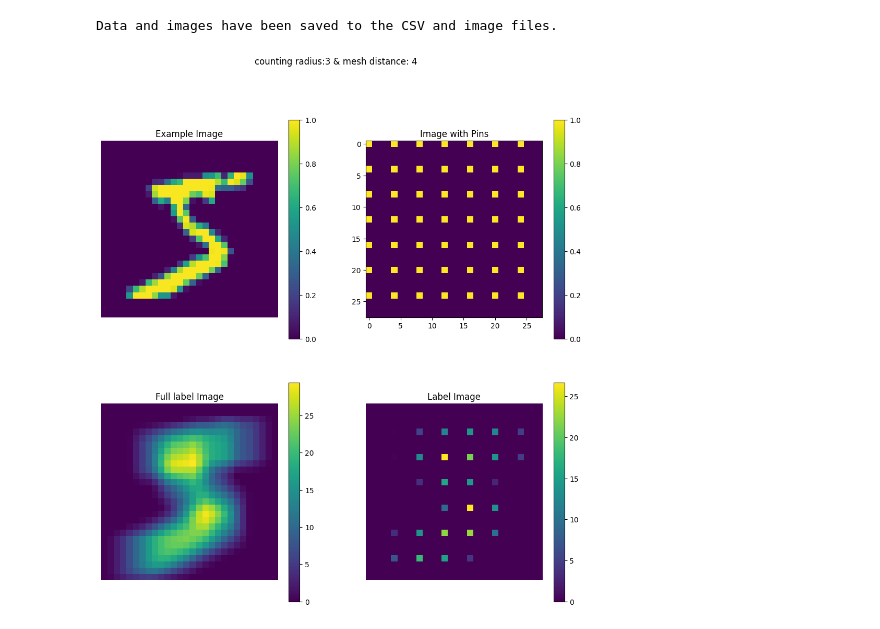
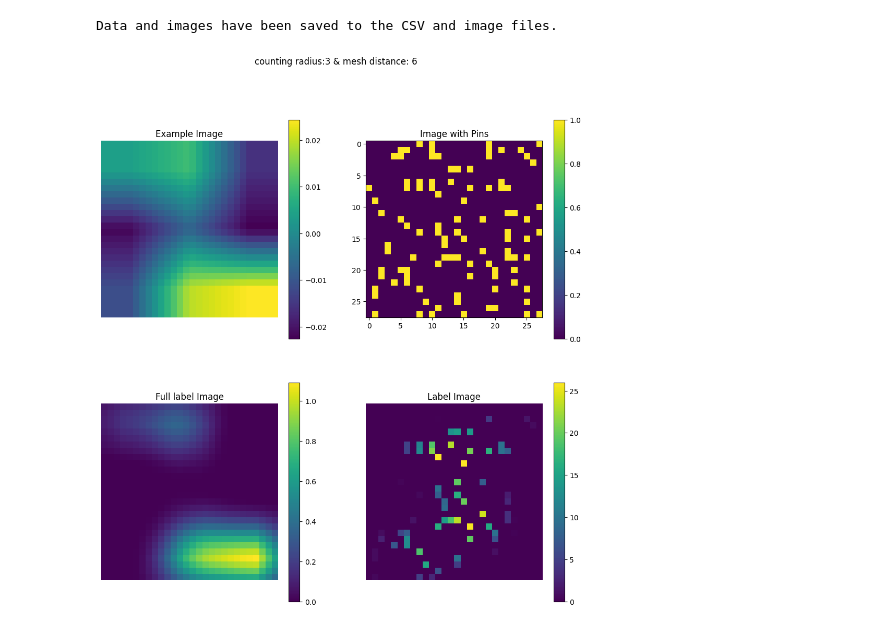
Before and after one commit to neu-spiral/Neural-Point-Processes, a Jupyter notebook: PinMNIST.ipynb, the cells around one changed output. Cells and saved outputs as stored; diff of their text form; code cells hidden in the pictures.

Commit message:
DDPM+NPP jupyternotebook

```diff
--- a/PinMNIST.ipynb
+++ b/PinMNIST.ipynb
@@ -8,5 +34,5 @@ import matplotlib.pyplot as plt
 # %%
-def PinMNIST(n, n_pin_max, r, fixed_pins=True, mesh=False, d=1):
+def PinMNIST(n, n_pin_max, r, fixed_pins=True, mesh=False, d=1, feature_extracted=False, store_path = f"./history/ddpm_MNIST.pt", n_steps=200):
     """
     Generate PinMNIST dataset by selecting n unique samples from the original MNIST and adding pins.
 
@@ -33,7 +59,7 @@ def PinMNIST(n, n_pin_max, r, fixed_pins=True, mesh=False, d=1):
     images = []
     pins = []
     labels = []
-
+    # !!!!!!!!!!!!!!!!!! MAKE IT BATCH!! FASTER!!
     for i in range(n):
         # Get the binary image from the shuffled MNIST dataset
         mnist_image = original_mnist.data[i] / 255.0  # Normalize to [0, 1]
@@ -51,6 +77,10 @@ def PinMNIST(n, n_pin_max, r, fixed_pins=True, mesh=False, d=1):
 
         # Count the adjacent ones for the pins using the count_pins function
         label = count_pins(mnist_image.numpy(), pin_locations, r)
+        if feature_extracted:
+
+            mnist_image = extract_with_ddpm(mnist_image, n_steps, store_path)
+            mnist_image = mnist_image.squeeze()
 
         images.append(mnist_image)
         pins.append(pin_locations)
@@ -59,12 +89,13 @@ def PinMNIST(n, n_pin_max, r, fixed_pins=True, mesh=False, d=1):
     return images, pins, labels
 # %%
 n=500
-n_pins = 20
+n_pins = 100
 fixed_pins = True
-mesh = True
-d = 4
+mesh = False
+feature_extracted = True
+d = 6
 r = 3
 seed = 4
 random.seed(seed)
 
-images, pins, labels = PinMNIST(n, n_pins, r, mesh=mesh, d=d)
+images, pins, labels = PinMNIST(n, n_pins, r, mesh=mesh, d=d, feature_extracted=feature_extracted)
@@ -85,39 +128,44 @@ def plot_all(image, r):
     count_image = plot_label_pin(image, pin_locations, label)
     return count_image
 # %%
-example_image, example_pin, example_label = images[0], pins[0], labels[0]
+
+if feature_extracted:
+    example_image = images[0][0].detach()
+else:
+    example_image = images[0].detach()
+example_pin, example_label = pins[0], labels[0]
+
 
 # Create a subplot with three columns
 fig, axes = plt.subplots(2, 2, figsize=(12,12))
-
 # Display the original binary image (example_image) in the first column
 axes[0,0].imshow(example_image)
 cbar1 = plt.colorbar(axes[0,0].images[0], ax=axes[0,0])  # Add colorbar to axes[1]
 axes[0,0].set_title("Example Image")
 axes[0,0].axis('off')
 
 # Display the image with pins and color mapping in the second column
 pins_image = visualize_pins(example_image, example_pin)
 axes[0,1].imshow(pins_image)
 cbar1 = plt.colorbar(axes[0,1].images[0], ax=axes[0,1])  # Add colorbar to axes[1]
 axes[0,1].set_title("Image with Pins")
 
 all_counted_image = plot_all(example_image, r=r)
 im1 = axes[1,0].imshow(all_counted_image)
 cbar2 = plt.colorbar(im1, ax=axes[1,0])  # Add colorbar to axes[2]
 axes[1,0].set_title("Full label Image")
 axes[1,0].axis('off')
 
 # Display the count image (count_image) in the third column
 count_image = plot_label_pin(example_image, example_pin, example_label)
 im = axes[1,1].imshow(count_image)
 cbae3 = plt.colorbar(im, ax=axes[1,1])  # Add colorbar to axes[2]
 axes[1,1].set_title("Label Image")
 axes[1,1].axis('off')
 
 plt.suptitle(f"counting radius:{r} & mesh distance: {d}")
 # plt.tight_layout()
 fig.savefig(f"{data_folder}sample.jpg")
 plt.show()
 # %% [output]
-[figure, old version]
+[figure, new version]
```
Also changed, not shown: parts of 4 cells of this notebook, 7 other files.
